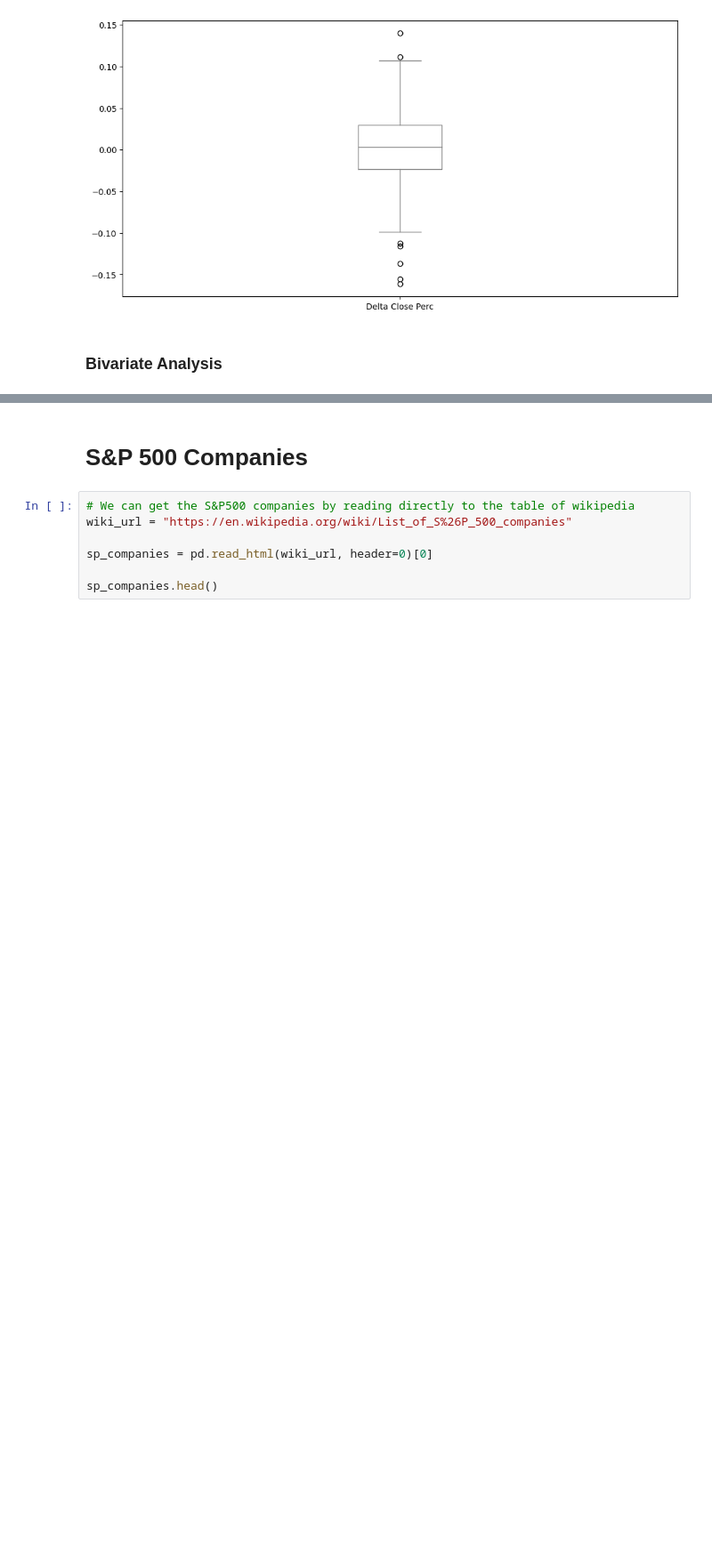
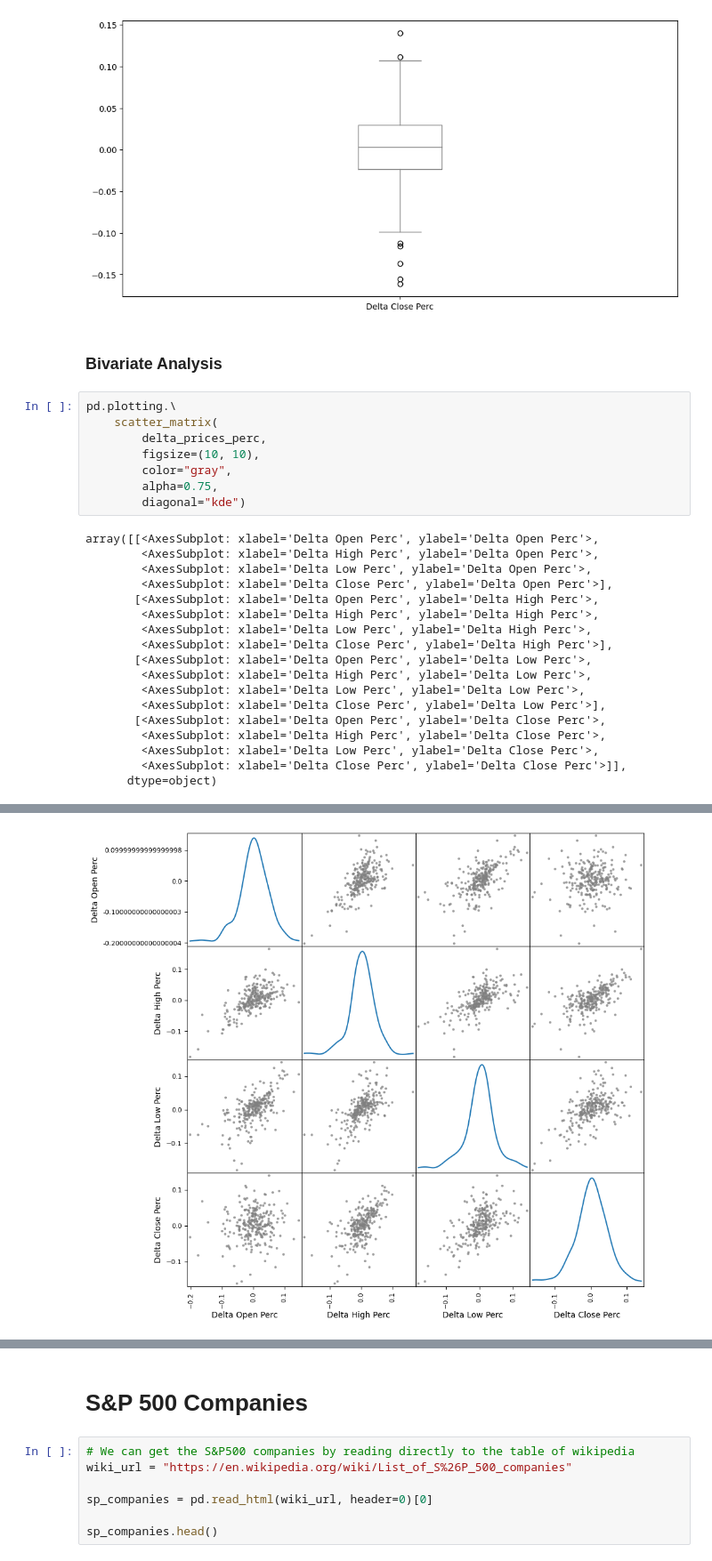
Before and after one commit to Nil-Andreu/forecasting-app, a Jupyter notebook: injestion/injestion/01. Yahoo Finance API.ipynb, the cells around one changed output, grey strips where cells are left out. Shown at 89% size. Drawn from its saved outputs; the diff is of its cells as text; blank space fills up the shorter version.

```diff
--- a/injestion/injestion/01. Yahoo Finance API.ipynb
+++ b/injestion/injestion/01. Yahoo Finance API.ipynb
@@ -301,3 +301,29 @@ delta_prices_perc["Delta Close Perc"].plot(kind="box", figsize=(12, 6), color="g
 [figure]
 # %% [markdown]
 ### Bivariate Analysis
+# %%
+pd.plotting.\
+    scatter_matrix(
+        delta_prices_perc,
+        figsize=(10, 10),
+        color="gray",
+        alpha=0.75,
+        diagonal="kde")
+# %% [output]
+array([[<AxesSubplot: xlabel='Delta Open Perc', ylabel='Delta Open Perc'>,
+        <AxesSubplot: xlabel='Delta High Perc', ylabel='Delta Open Perc'>,
+        <AxesSubplot: xlabel='Delta Low Perc', ylabel='Delta Open Perc'>,
+        <AxesSubplot: xlabel='Delta Close Perc', ylabel='Delta Open Perc'>],
+       [<AxesSubplot: xlabel='Delta Open Perc', ylabel='Delta High Perc'>,
+        <AxesSubplot: xlabel='Delta High Perc', ylabel='Delta High Perc'>,
+        <AxesSubplot: xlabel='Delta Low Perc', ylabel='Delta High Perc'>,
+        <AxesSubplot: xlabel='Delta Close Perc', ylabel='Delta High Perc'>],
+       [<AxesSubplot: xlabel='Delta Open Perc', ylabel='Delta Low Perc'>,
+        <AxesSubplot: xlabel='Delta High Perc', ylabel='Delta Low Perc'>,
+        <AxesSubplot: xlabel='Delta Low Perc', ylabel='Delta Low Perc'>,
+        <AxesSubplot: xlabel='Delta Close Perc', ylabel='Delta Low Perc'>],
+       [<AxesSubplot: xlabel='Delta Open Perc', ylabel='Delta Close Perc'>,
+        <AxesSubplot: xlabel='Delta High Perc', ylabel='Delta Close Perc'>,
+        <AxesSubplot: xlabel='Delta Low Perc', ylabel='Delta Close Perc'>,
+        <AxesSubplot: xlabel='Delta Close Perc', ylabel='Delta Close Perc'>]],
+      dtype=object)
@@ -303,0 +347 @@ delta_prices_perc["Delta Close Perc"].plot(kind="box", figsize=(12, 6), color="g
+[figure, added]
```
Also changed, not shown: parts of 2 cells of this notebook.
